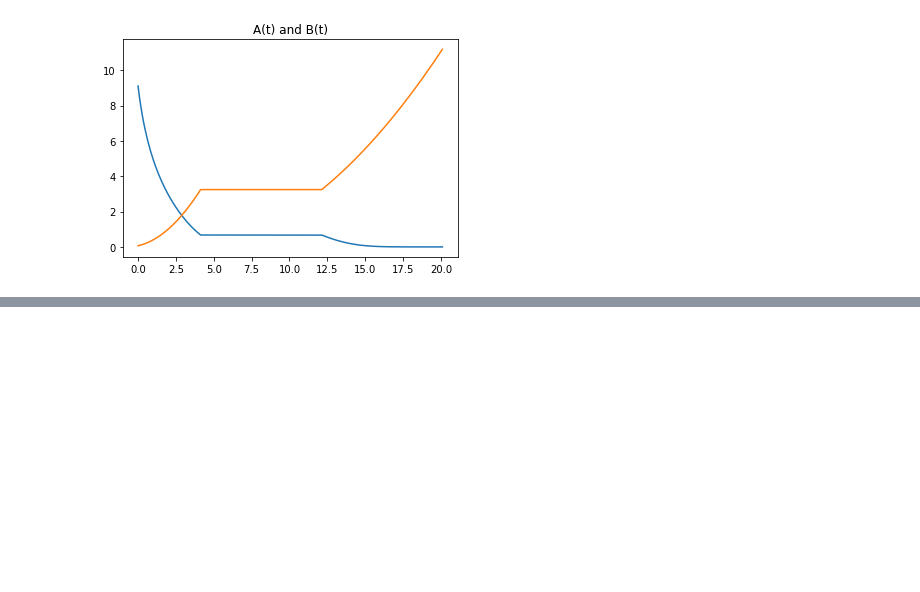
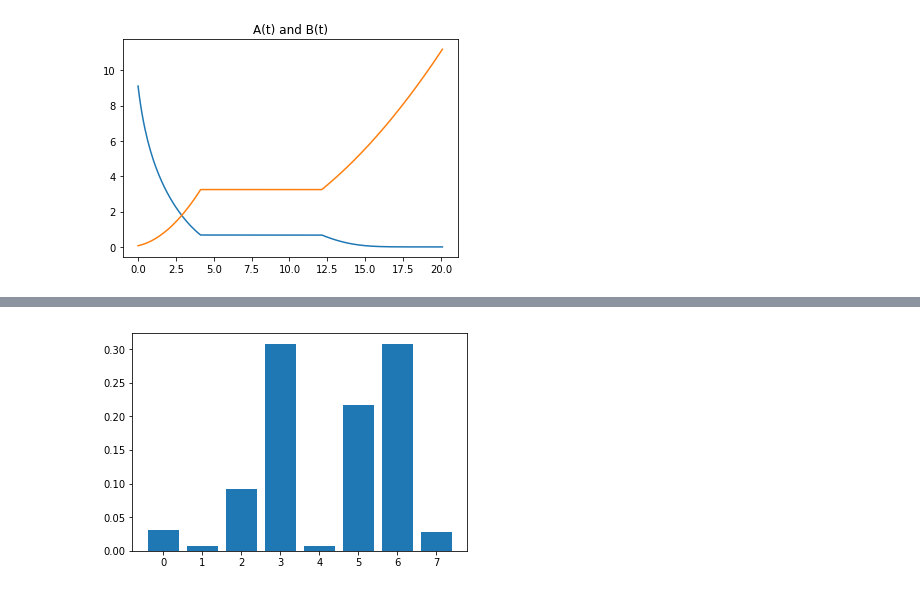
Before and after one commit to naezzell/dwaveutils, a Jupyter notebook: examples/testing_QuTip.ipynb, the cells around one changed output, grey strips where cells are left out. Saved outputs shown, nothing was run; the diff lists cells and outputs as text; code cells hidden in the pictures; blank space fills up the shorter version.

```diff
--- a/examples/testing_QuTip.ipynb
+++ b/examples/testing_QuTip.ipynb
@@ -69,0 +219,8 @@ plt.show()
+# %%
+updownup = qts.ket([1, 0, 1])
+results = qt.sesolve(list_H, updownup, times)
+amps = np.array([abs(results.states[-1][i])**2 for i in range(8)])
+plt.bar([0, 1, 2, 3, 4, 5, 6, 7], amps.flatten())
+plt.show()
+# %% [output]
+[figure, added]
```
Also changed, not shown: parts of 6 cells of this notebook, 4 other files.
